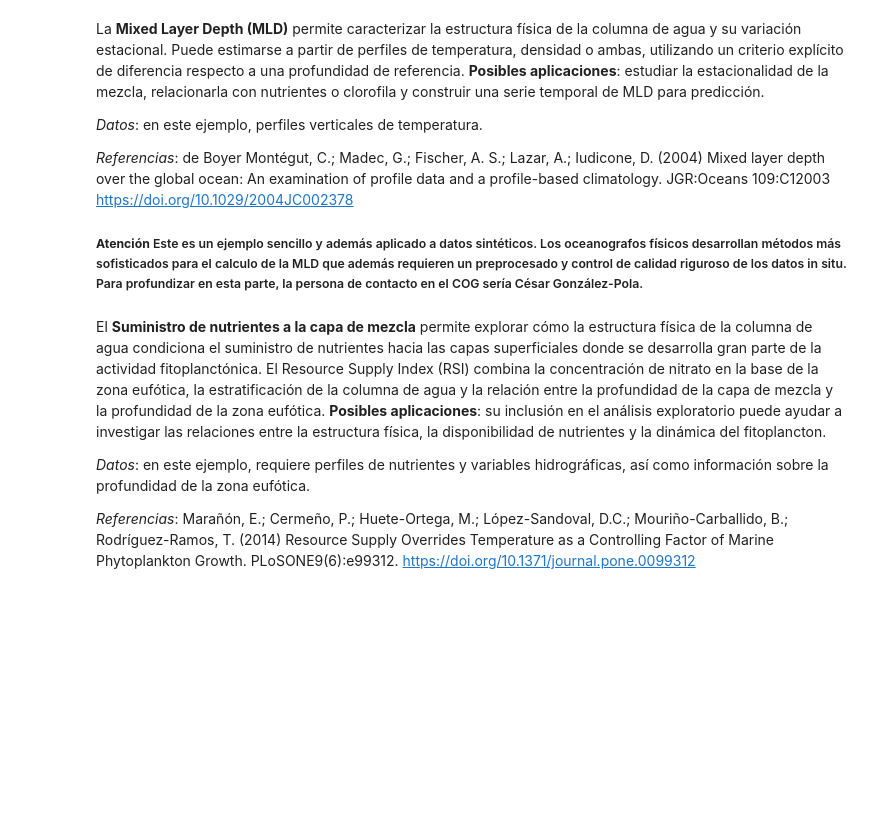
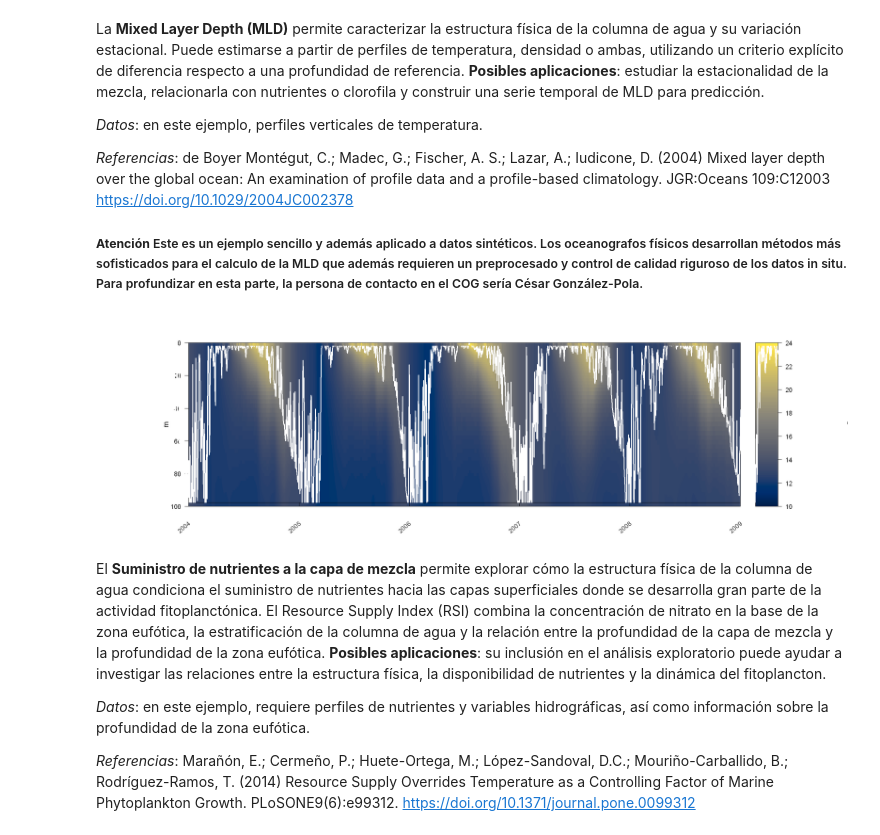
Before and after one commit to ealvarez-s/OceanQAst, a Jupyter notebook: notebooks/02_exploratory_analysis.ipynb, the cells around one changed output. Saved outputs shown, nothing was run; the diff lists cells and outputs as text; code cells hidden in the pictures; blank space fills up the shorter version.

Commit message:
updated notebooks 26-10

```diff
--- a/notebooks/02_exploratory_analysis.ipynb
+++ b/notebooks/02_exploratory_analysis.ipynb
@@ -12,0 +60,10 @@ c(1:2)
+# %%
+## Usar result.nc como datset sintetico para 1) calcular indicadores
+## y luego formatearlo para 2) poder usarlo en en notebook de ML.
+filename <- "../seamless-notebooks/setups/E2GI/result.nc"
+filenc <- open.nc(filename)
+filerc <- read.nc(filenc)
+#names(filerc)
+tiempo<-filerc$time/86400
+fechas<-as.Date(tiempo,origin="2002-01-01")
+range(fechas)
@@ -23,6 +82,27 @@ La **Mixed Layer Depth (MLD)** permite caracterizar la estructura física de la
 de Boyer Montégut, C.; Madec, G.; Fischer, A. S.; Lazar, A.; Iudicone, D. (2004) Mixed layer depth over the global ocean: An examination of profile data and a profile-based climatology. JGR:Oceans 109:C12003 https://doi.org/10.1029/2004JC002378
 
 ##### **Atención** Este es un ejemplo sencillo y además aplicado a datos sintéticos. Los oceanografos físicos desarrollan métodos más sofisticados para el calculo de la MLD que además requieren un preprocesado y control de calidad riguroso de los datos in situ. Para profundizar en esta parte, la persona de contacto en el COG sería César González-Pola.
+# %%
+options(repr.plot.width = 18, repr.plot.height = 6)
+## temperature
+temp<-filerc$temp
+#dim(temp)
+image2D(y=depth_center, x=fechas, z=t(temp), las=1, cex.lab=1.2, col=cividis(100),
+        ylab="m", xlab="", xaxt="n", ylim=c(100,0), zlim=c(10,24),main="", mgp=c(2.5,1,0),
+        xlim=as.Date(c("2004-01-01","2009-01-01"),format="%Y-%m-%d"))
+mtext(4, at=50, line=2, text=expression(paste(""^o,C,sep="")), outer=F, cex=1.0, las=1)
+#contour(y=depth_center[length(depth_center):1], x=fechas, z=t(fliplr(temp)),levels=c(14,16,18,20), col="white", add=T)
+
+axis(1, at=as.Date(c("2001-01-01","2002-01-01","2003-01-01","2004-01-01","2005-01-01","2006-01-01","2007-01-01","2008-01-01","2009-01-01")),
+     labels=F, las=1, cex.axis=1.2, las=2,lwd.ticks=1.4)
+text(x = as.Date(c("2001-01-01","2002-01-01","2003-01-01","2004-01-01","2005-01-01","2006-01-01","2007-01-01","2008-01-01","2009-01-01")),  y = par("usr")[3] + 10,
+     labels = seq(2001,2009,by=1), xpd = NA,srt = 40,adj = 0.965,cex = 1.0)
+
+## MLD
+mld<-filerc$mld_surf
+points(x=fechas,mld,col="white", type="l", lwd=3)
+# %% [output]
+[figure, added]
 # %% [markdown]
 El **Suministro de nutrientes a la capa de mezcla** permite explorar cómo la estructura física de la columna de agua condiciona el suministro de nutrientes hacia las capas superficiales donde se desarrolla gran parte de la actividad fitoplanctónica. El Resource Supply Index (RSI) combina la concentración de nitrato en la base de la zona eufótica, la estratificación de la columna de agua y la relación entre la profundidad de la capa de mezcla y la profundidad de la zona eufótica. **Posibles aplicaciones**: su inclusión en el análisis exploratorio puede ayudar a investigar las relaciones entre la estructura física, la disponibilidad de nutrientes y la dinámica del fitoplancton.
 
```
Also changed, not shown: parts of 10 cells of this notebook, 2 other files.
